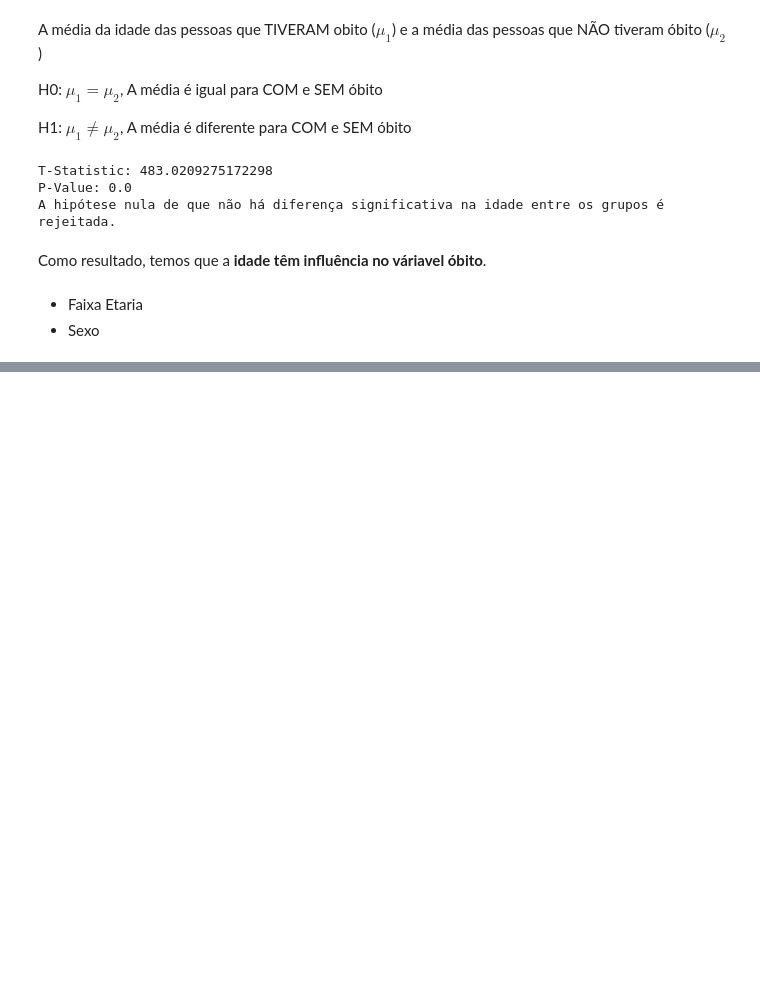
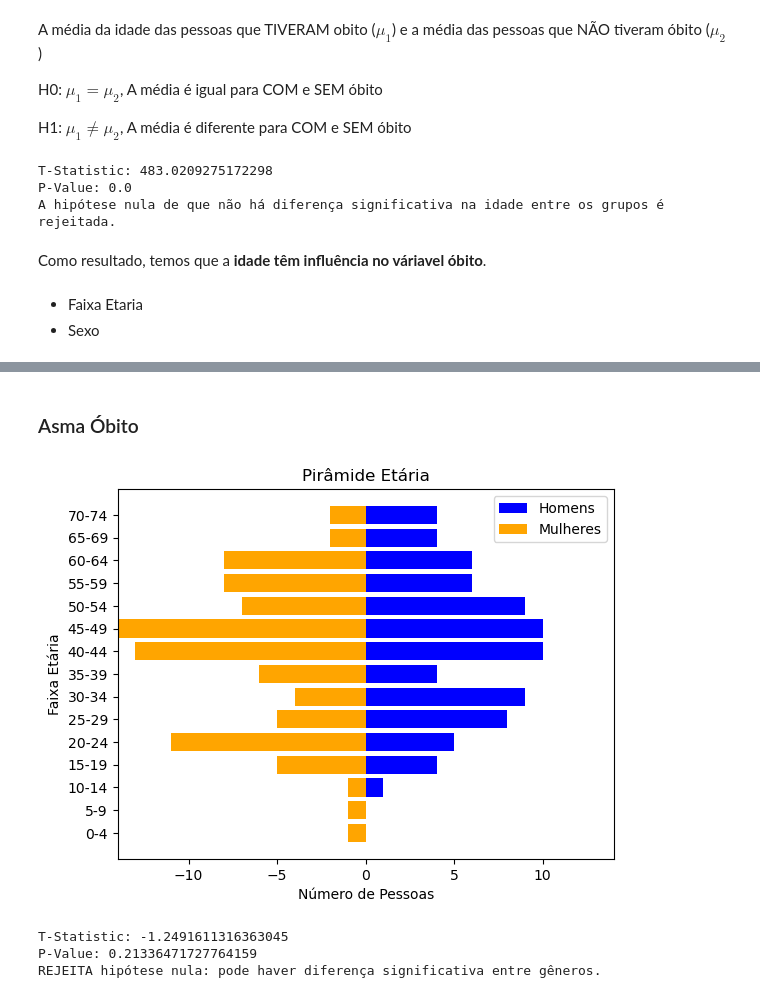
Before and after one commit to andregdmitri/SCC0957-PraticaCienciaDados, a Jupyter notebook: testes_estatisticos.ipynb, the cells around one changed output, grey strips where cells are left out. Saved outputs shown, nothing was run; the diff lists cells and outputs as text; code cells hidden in the pictures; blank space fills up the shorter version.

```diff
--- a/testes_estatisticos.ipynb
+++ b/testes_estatisticos.ipynb
@@ -424,0 +519,25 @@ Como resultado, temos que a **idade têm influência no  váriavel óbito**.
+# %% [markdown]
+### Asma Óbito
+# %%
+condicao_comorbidade = (
+    (df['obito'] == True) &
+    ((df['asma'] >= 1)) &
+    ((df['cardiopatia'].isna() == True) | (df['cardiopatia'] == None)) &
+    ((df['diabetes'].isna() == True) | (df['diabetes'] == None)) &
+    ((df['doenca_hematologica'].isna() == True) | (df['doenca_hematologica'] == None)) &
+    ((df['doenca_hepatica'].isna() == True) | (df['doenca_hepatica'] == None)) &
+    ((df['doenca_neurologica'].isna() == True) | (df['doenca_neurologica'] == None)) &
+    ((df['doenca_renal'].isna() == True) | (df['doenca_renal'] == None)) &
+    ((df['imunodepressao'].isna() == True) | (df['imunodepressao'] == None)) &
+    ((df['obesidade'].isna() == True) | (df['obesidade'] == None)) &
+    ((df['pneumopatia'].isna() == True) | (df['pneumopatia'] == None)) &
+    ((df['puerpera'].isna() == True) | (df['puerpera'] == None)) &
+    ((df['sindrome_de_down'].isna() == True) | (df['sindrome_de_down'] == None))
+)
+gera_piramide_etaria(df[condicao_comorbidade])
+compara_genero(df[condicao_comorbidade])
+# %% [output]
+[figure, added]
+T-Statistic: -1.2491611316363045
+P-Value: 0.21336471727764159
+REJEITA hipótese nula: pode haver diferença significativa entre gêneros.
```
Also changed, not shown: parts of 83 cells of this notebook.
